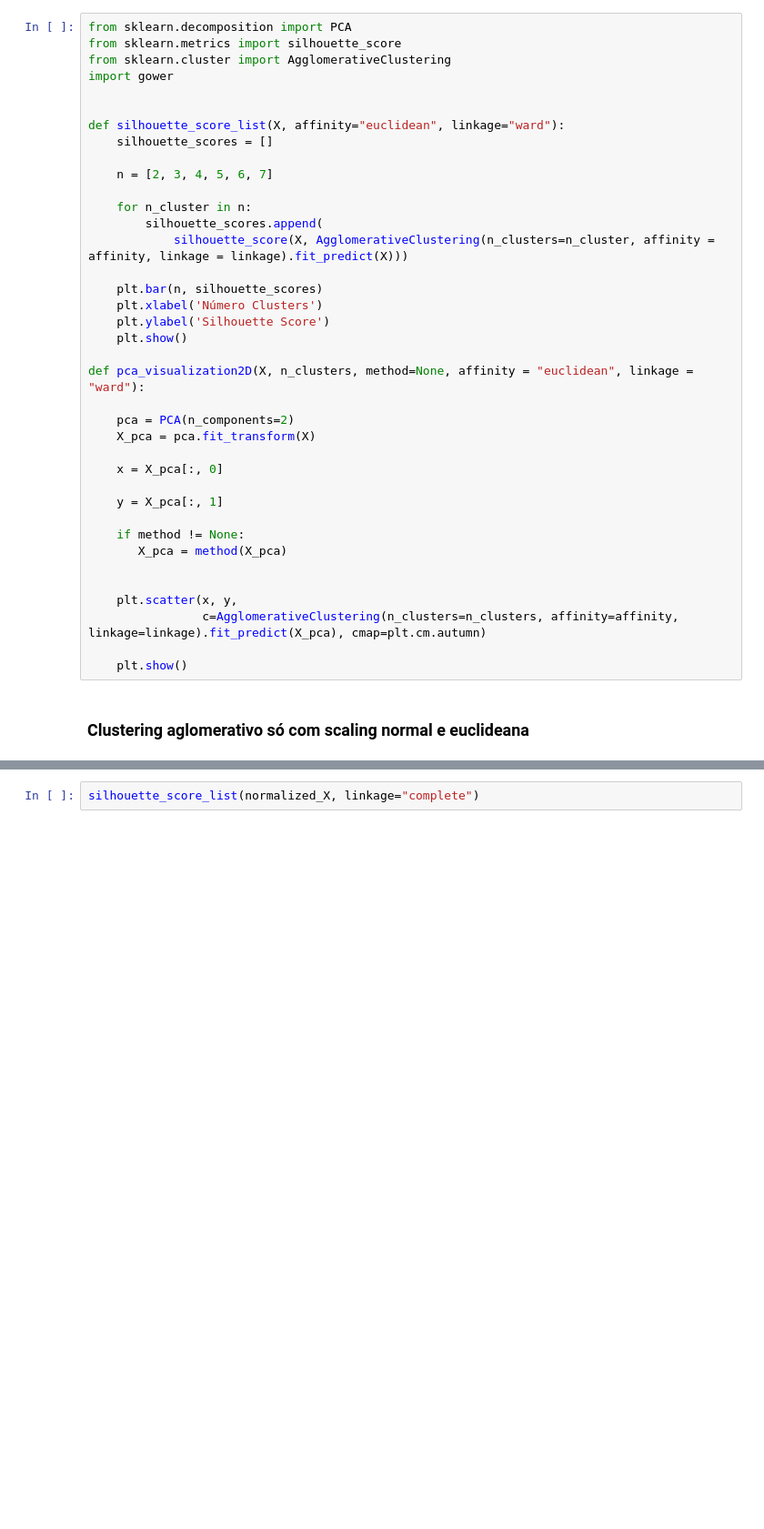
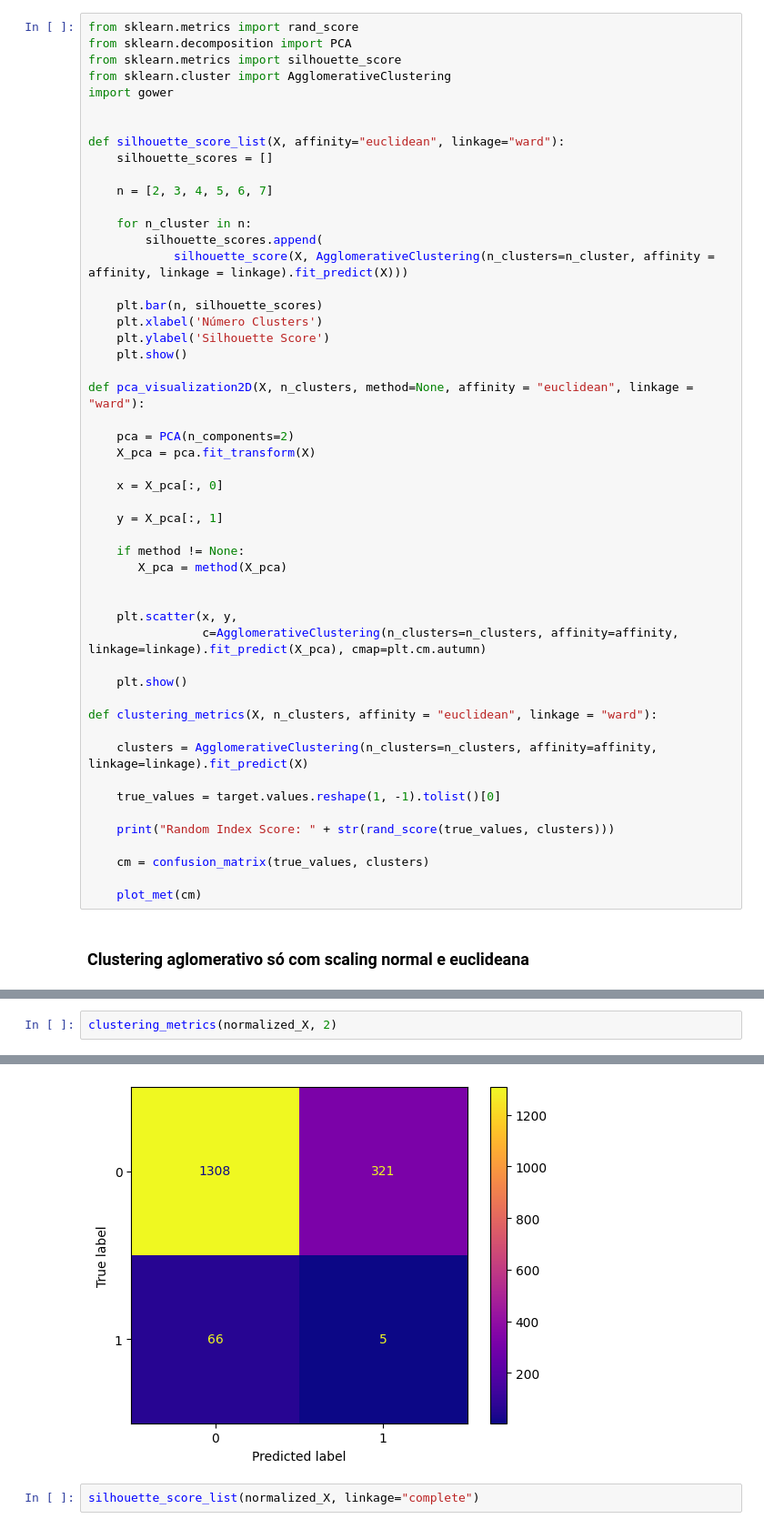
Before and after one commit to nunopcfmarques/Projeto-MEDM, a Jupyter notebook: Métodos_Hierárquicos.ipynb, the cells around one changed output, grey strips where cells are left out. Shown at 91% size. Drawn from its saved outputs; the diff is of its cells as text; blank space fills up the shorter version.

```diff
--- a/Métodos_Hierárquicos.ipynb
+++ b/Métodos_Hierárquicos.ipynb
@@ -78,6 +78,7 @@ Novamente há várias coisas a testar:
 # %% [markdown]
 ### Funções auxiliares
 # %%
+from sklearn.metrics import rand_score
 from sklearn.decomposition import PCA
 from sklearn.metrics import silhouette_score
 from sklearn.cluster import AgglomerativeClustering
@@ -115,6 +116,18 @@ def pca_visualization2D(X, n_clusters, method=None, affinity = "euclidean", link
                 c=AgglomerativeClustering(n_clusters=n_clusters, affinity=affinity, linkage=linkage).fit_predict(X_pca), cmap=plt.cm.autumn)
 
     plt.show()
+
+def clustering_metrics(X, n_clusters, affinity = "euclidean", linkage = "ward"):
+
+    clusters = AgglomerativeClustering(n_clusters=n_clusters, affinity=affinity, linkage=linkage).fit_predict(X)
+
+    true_values = target.values.reshape(1, -1).tolist()[0]
+
+    print("Random Index Score: " + str(rand_score(true_values, clusters)))
+
+    cm = confusion_matrix(true_values, clusters)
+
+    plot_met(cm)
 # %% [markdown]
 ### Clustering aglomerativo só com scaling normal e euclideana
 # %%
@@ -142,3 +156,6 @@ plot_dendrogram(AgglomerativeClustering(distance_threshold=0, n_clusters=None).f
                 )
 # %% [output]
 [figure]
+# %%
+clustering_metrics(normalized_X, 2)
+# %% [output]
@@ -145,3 +163,4 @@ plot_dendrogram(AgglomerativeClustering(distance_threshold=0, n_clusters=None).f
+[figure, added]
 # %%
 silhouette_score_list(normalized_X, linkage="complete")
 # %% [output]
```
Also changed, not shown: parts of 3 cells of this notebook.
